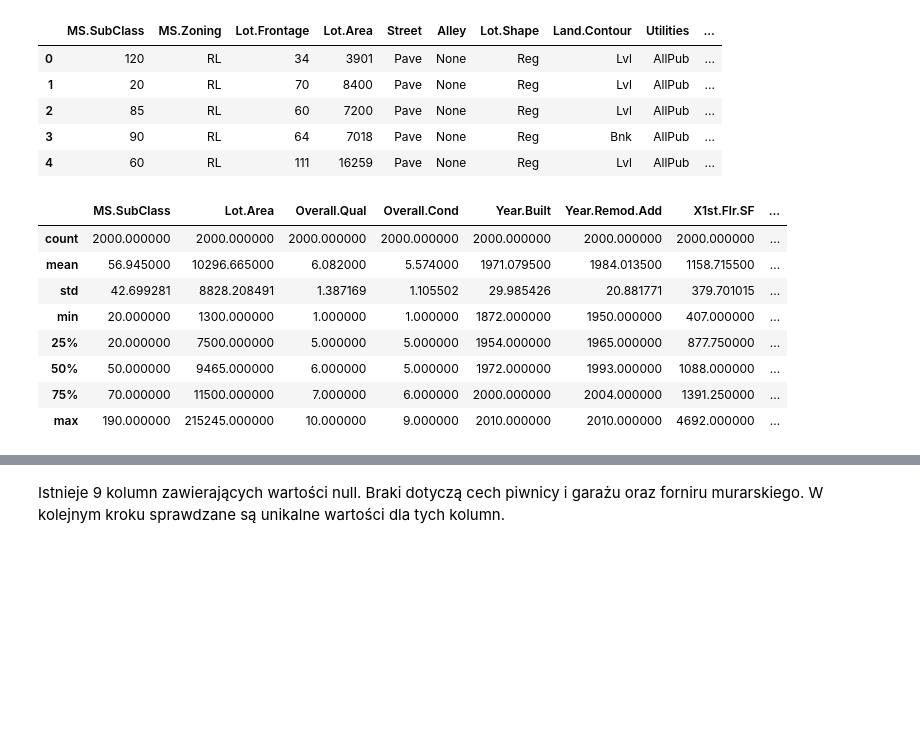
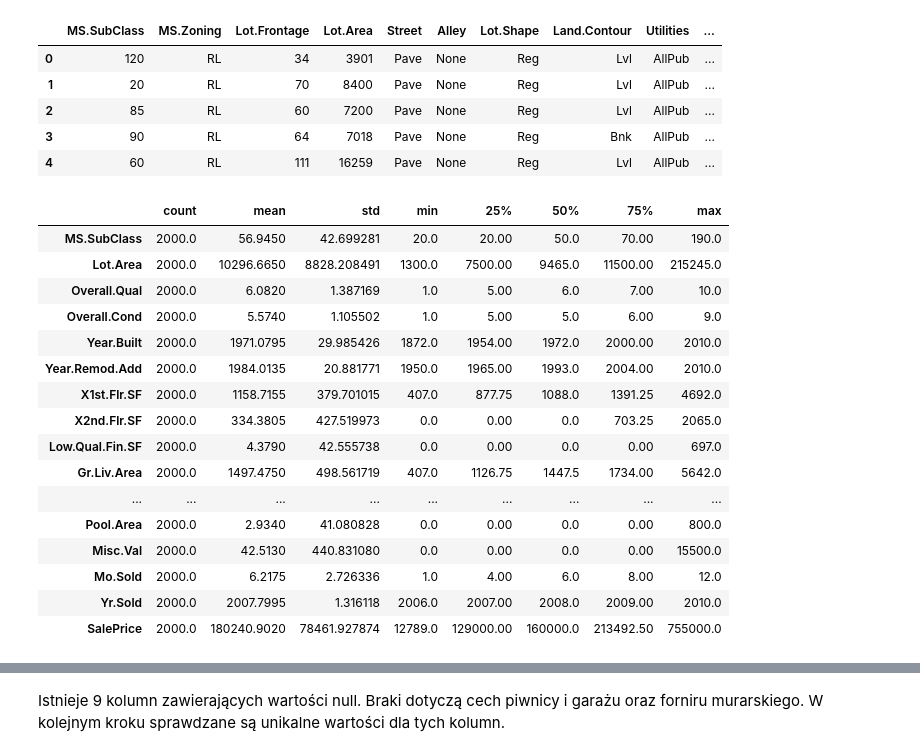
Before and after one commit to edytakudla/Ames_Prices_Predicting_Project, a Jupyter notebook: Project Ames.ipynb, the cells around one changed output, grey strips where cells are left out. Cells and saved outputs as stored; diff of their text form; code cells hidden in the pictures; blank space fills up the shorter version.

```diff
--- a/Project Ames.ipynb
+++ b/Project Ames.ipynb
@@ -29,5 +30,6 @@ Ponieważ domyślnie obiekt Data Frame pokazuje tylko niektóre początkowe i ko
 # %%
 pd.set_option('display.max_columns', 80)
+pd.set_option('display.max_rows', 80)
 # %%
 df.head()
 # %% [output]
@@ -38,17 +40,25 @@ df.head()
 | 3 | 90 | RL | 64 | 7018 | Pave | None | Reg | Bnk | AllPub | ... |
 | 4 | 60 | RL | 111 | 16259 | Pave | None | Reg | Lvl | AllPub | ... |
 # %%
-df.describe()
+df.describe().transpose()
 # %% [output]
-|  | MS.SubClass | Lot.Area | Overall.Qual | Overall.Cond | Year.Built | Year.Remod.Add | X1st.Flr.SF | ... |
-| count | 2000.000000 | 2000.000000 | 2000.000000 | 2000.000000 | 2000.000000 | 2000.000000 | 2000.000000 | ... |
-| mean | 56.945000 | 10296.665000 | 6.082000 | 5.574000 | 1971.079500 | 1984.013500 | 1158.715500 | ... |
-| std | 42.699281 | 8828.208491 | 1.387169 | 1.105502 | 29.985426 | 20.881771 | 379.701015 | ... |
-| min | 20.000000 | 1300.000000 | 1.000000 | 1.000000 | 1872.000000 | 1950.000000 | 407.000000 | ... |
-| 25% | 20.000000 | 7500.000000 | 5.000000 | 5.000000 | 1954.000000 | 1965.000000 | 877.750000 | ... |
-| 50% | 50.000000 | 9465.000000 | 6.000000 | 5.000000 | 1972.000000 | 1993.000000 | 1088.000000 | ... |
-| 75% | 70.000000 | 11500.000000 | 7.000000 | 6.000000 | 2000.000000 | 2004.000000 | 1391.250000 | ... |
-| max | 190.000000 | 215245.000000 | 10.000000 | 9.000000 | 2010.000000 | 2010.000000 | 4692.000000 | ... |
+|  | count | mean | std | min | 25% | 50% | 75% | max |
+| MS.SubClass | 2000.0 | 56.9450 | 42.699281 | 20.0 | 20.00 | 50.0 | 70.00 | 190.0 |
+| Lot.Area | 2000.0 | 10296.6650 | 8828.208491 | 1300.0 | 7500.00 | 9465.0 | 11500.00 | 215245.0 |
+| Overall.Qual | 2000.0 | 6.0820 | 1.387169 | 1.0 | 5.00 | 6.0 | 7.00 | 10.0 |
+| Overall.Cond | 2000.0 | 5.5740 | 1.105502 | 1.0 | 5.00 | 5.0 | 6.00 | 9.0 |
+| Year.Built | 2000.0 | 1971.0795 | 29.985426 | 1872.0 | 1954.00 | 1972.0 | 2000.00 | 2010.0 |
+| Year.Remod.Add | 2000.0 | 1984.0135 | 20.881771 | 1950.0 | 1965.00 | 1993.0 | 2004.00 | 2010.0 |
+| X1st.Flr.SF | 2000.0 | 1158.7155 | 379.701015 | 407.0 | 877.75 | 1088.0 | 1391.25 | 4692.0 |
+| X2nd.Flr.SF | 2000.0 | 334.3805 | 427.519973 | 0.0 | 0.00 | 0.0 | 703.25 | 2065.0 |
+| Low.Qual.Fin.SF | 2000.0 | 4.3790 | 42.555738 | 0.0 | 0.00 | 0.0 | 0.00 | 697.0 |
+| Gr.Liv.Area | 2000.0 | 1497.4750 | 498.561719 | 407.0 | 1126.75 | 1447.5 | 1734.00 | 5642.0 |
+| ... | ... | ... | ... | ... | ... | ... | ... | ... |
+| Pool.Area | 2000.0 | 2.9340 | 41.080828 | 0.0 | 0.00 | 0.0 | 0.00 | 800.0 |
+| Misc.Val | 2000.0 | 42.5130 | 440.831080 | 0.0 | 0.00 | 0.0 | 0.00 | 15500.0 |
+| Mo.Sold | 2000.0 | 6.2175 | 2.726336 | 1.0 | 4.00 | 6.0 | 8.00 | 12.0 |
+| Yr.Sold | 2000.0 | 2007.7995 | 1.316118 | 2006.0 | 2007.00 | 2008.0 | 2009.00 | 2010.0 |
+| SalePrice | 2000.0 | 180240.9020 | 78461.927874 | 12789.0 | 129000.00 | 160000.0 | 213492.50 | 755000.0 |
 # %%
 df.info()
 # %% [output]
```
Also changed, not shown: parts of 16 cells of this notebook.
